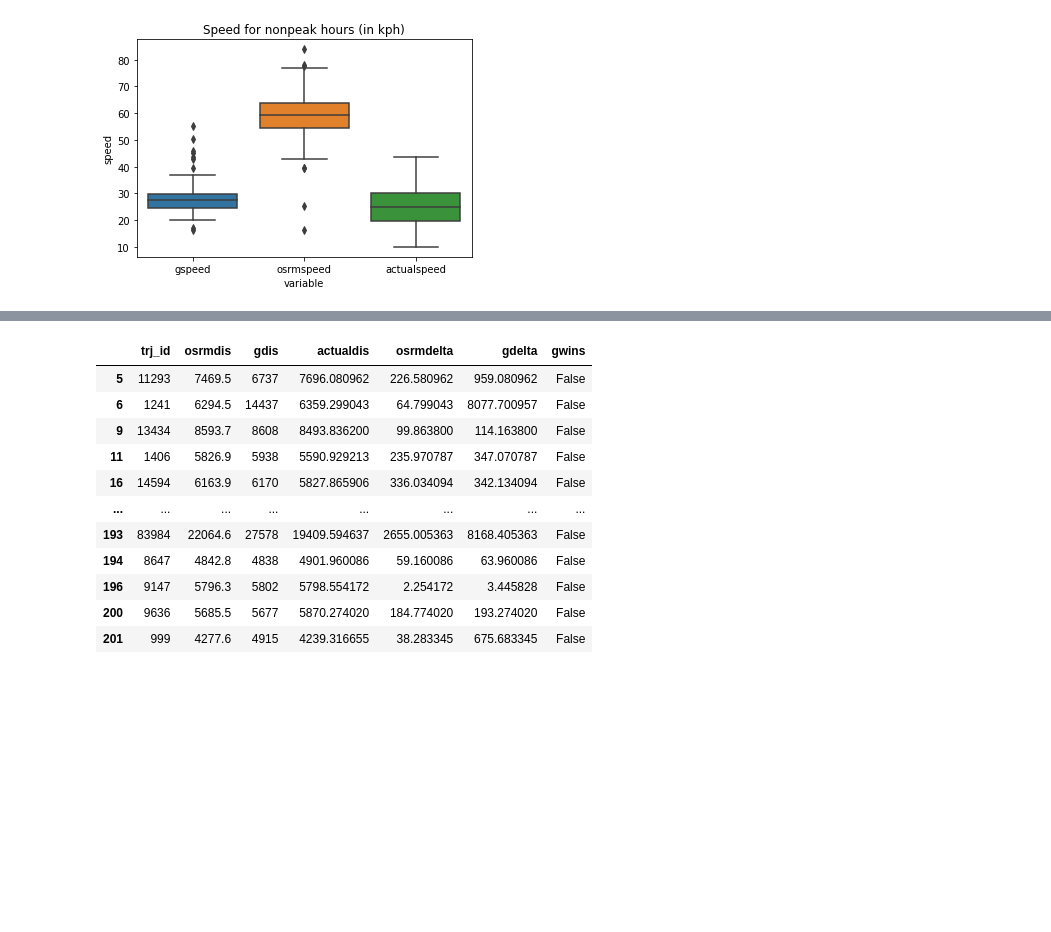
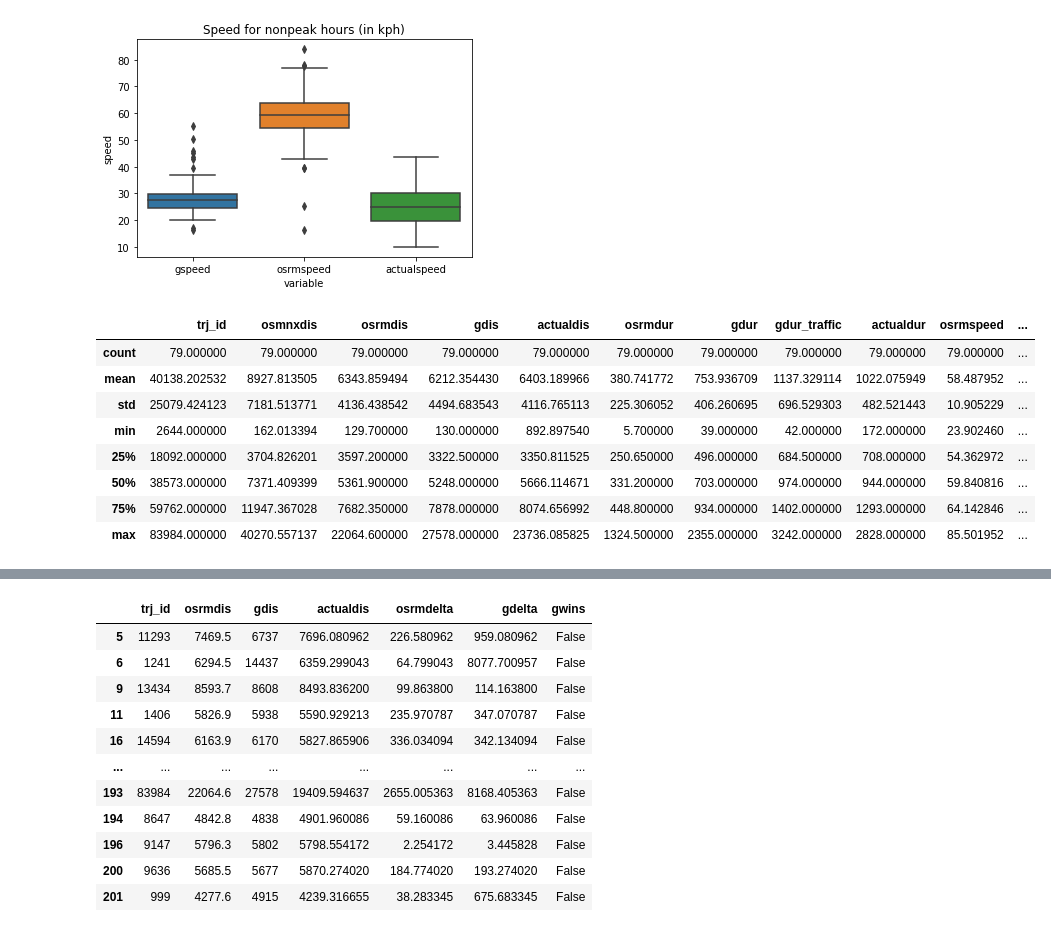
Before and after one commit to kenghweeng/Grab_The_Pulis, a Jupyter notebook: maps.ipynb, the cells around one changed output, grey strips where cells are left out. Drawn from its saved outputs; the diff is of its cells as text; code cells hidden in the pictures; blank space fills up the shorter version.

```diff
--- a/maps.ipynb
+++ b/maps.ipynb
@@ -317,3 +317,15 @@ fig.set_ylabel('speed')
 # %% [output]
 Text(0, 0.5, 'speed')
 [figure]
+# %%
+df_peak.describe()
+# %% [output]
+|  | trj_id | osmnxdis | osrmdis | gdis | actualdis | osrmdur | gdur | gdur_traffic | actualdur | osrmspeed | ... |
+| count | 79.000000 | 79.000000 | 79.000000 | 79.000000 | 79.000000 | 79.000000 | 79.000000 | 79.000000 | 79.000000 | 79.000000 | ... |
+| mean | 40138.202532 | 8927.813505 | 6343.859494 | 6212.354430 | 6403.189966 | 380.741772 | 753.936709 | 1137.329114 | 1022.075949 | 58.487952 | ... |
+| std | 25079.424123 | 7181.513771 | 4136.438542 | 4494.683543 | 4116.765113 | 225.306052 | 406.260695 | 696.529303 | 482.521443 | 10.905229 | ... |
+| min | 2644.000000 | 162.013394 | 129.700000 | 130.000000 | 892.897540 | 5.700000 | 39.000000 | 42.000000 | 172.000000 | 23.902460 | ... |
+| 25% | 18092.000000 | 3704.826201 | 3597.200000 | 3322.500000 | 3350.811525 | 250.650000 | 496.000000 | 684.500000 | 708.000000 | 54.362972 | ... |
+| 50% | 38573.000000 | 7371.409399 | 5361.900000 | 5248.000000 | 5666.114671 | 331.200000 | 703.000000 | 974.000000 | 944.000000 | 59.840816 | ... |
+| 75% | 59762.000000 | 11947.367028 | 7682.350000 | 7878.000000 | 8074.656992 | 448.800000 | 934.000000 | 1402.000000 | 1293.000000 | 64.142846 | ... |
+| max | 83984.000000 | 40270.557137 | 22064.600000 | 27578.000000 | 23736.085825 | 1324.500000 | 2355.000000 | 3242.000000 | 2828.000000 | 85.501952 | ... |
```
Also changed, not shown: parts of 2 cells of this notebook.
